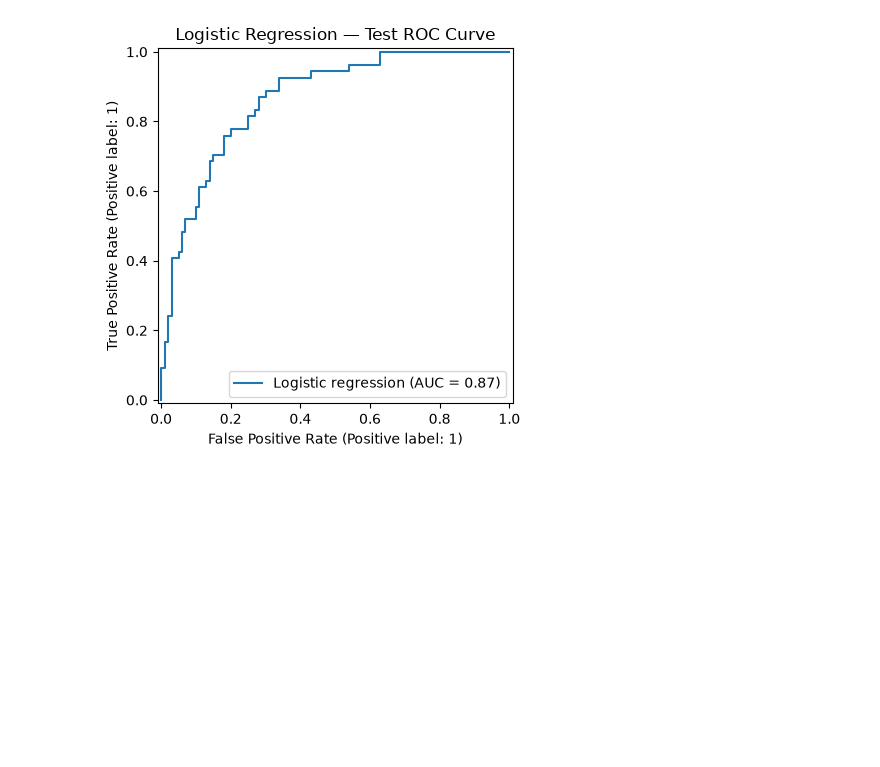
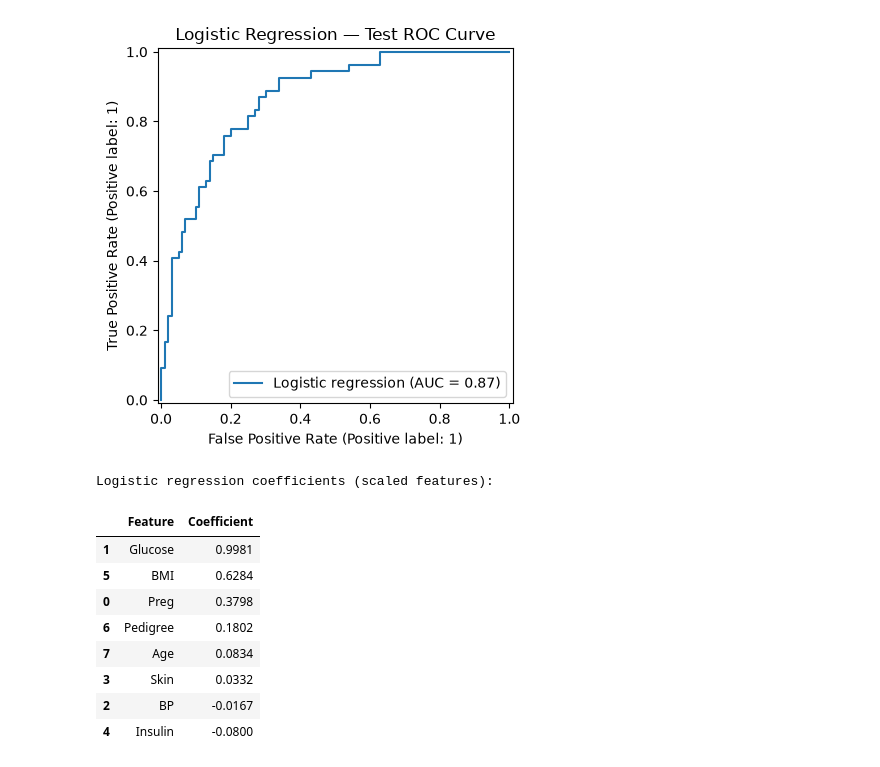
Before and after one commit to cchung3231/CPSC-483-Project, a Jupyter notebook: logistic_regression.ipynb, the cells around one changed output. Cells and saved outputs as stored; diff of their text form; code cells hidden in the pictures; blank space fills up the shorter version.

Commit message:
Added section to interpret model coeeficeints for logistic regression

```diff
--- a/logistic_regression.ipynb
+++ b/logistic_regression.ipynb
@@ -177,3 +177,21 @@ plt.show()
 # %% [output]
 [figure]
 [figure]
+# %%
+coefficients = pd.DataFrame({
+    "Feature": FEATURES,
+    "Coefficient": best_model.named_steps["lr"].coef_[0]
+}).sort_values("Coefficient", ascending=False)
+print("Logistic regression coefficients (scaled features):")
+display(coefficients.round(4))
+# %% [output]
+Logistic regression coefficients (scaled features):
+|  | Feature | Coefficient |
+| 1 | Glucose | 0.9981 |
+| 5 | BMI | 0.6284 |
+| 0 | Preg | 0.3798 |
+| 6 | Pedigree | 0.1802 |
+| 7 | Age | 0.0834 |
+| 3 | Skin | 0.0332 |
+| 2 | BP | -0.0167 |
+| 4 | Insulin | -0.0800 |
```
